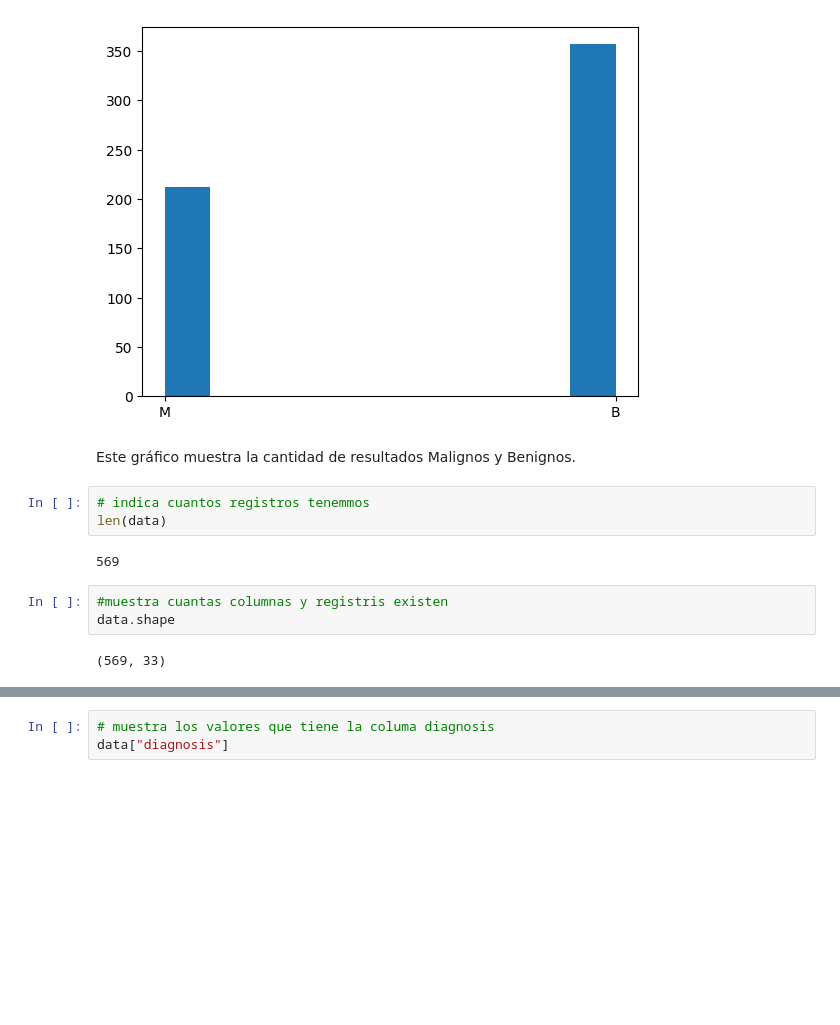
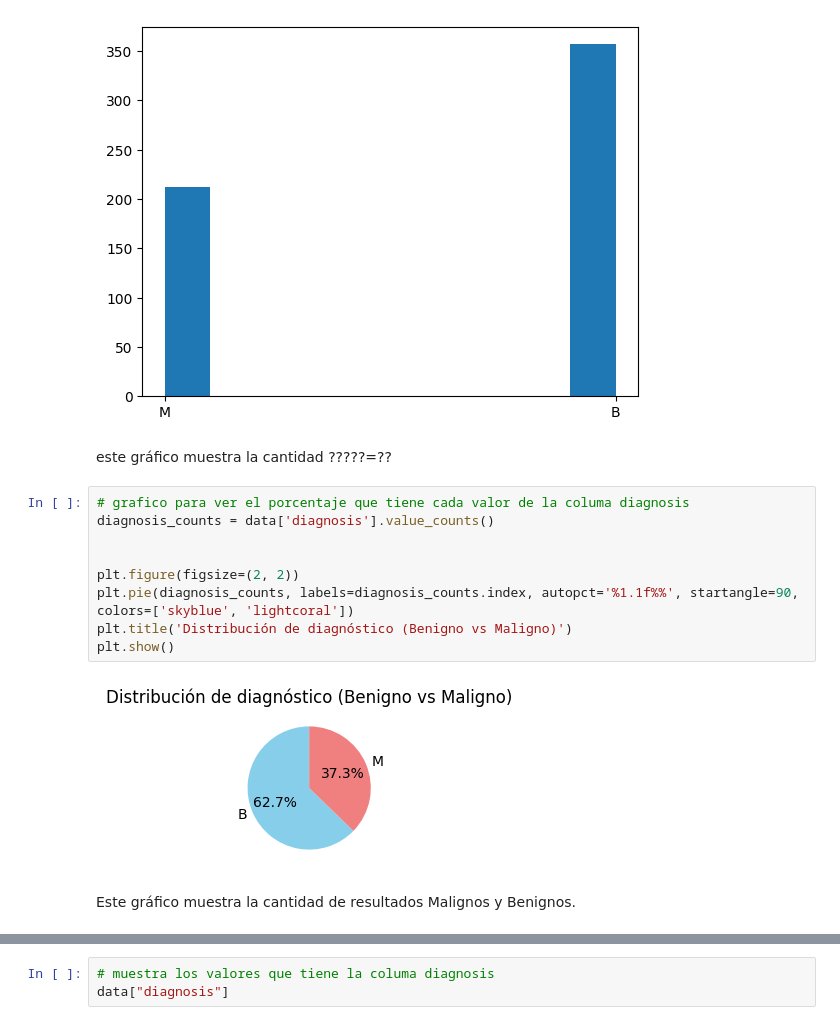
Before and after one commit to Mcps40/Dunder, a Jupyter notebook: data_Cancer.ipynb, the cells around one changed output, grey strips where cells are left out. Drawn from its saved outputs; the diff is of its cells as text; blank space fills up the shorter version.

```diff
--- a/data_Cancer.ipynb
+++ b/data_Cancer.ipynb
@@ -132,15 +155,18 @@ plt.hist(data.diagnosis)
 plt.show()
 # %% [output]
 [figure]
+# %% [markdown]
+este gráfico muestra la cantidad ?????=??
+# %%
+# grafico para ver el porcentaje que tiene cada valor de la columa diagnosis
+diagnosis_counts = data['diagnosis'].value_counts()
+
+
+plt.figure(figsize=(2, 2))
+plt.pie(diagnosis_counts, labels=diagnosis_counts.index, autopct='%1.1f%%', startangle=90, colors=['skyblue', 'lightcoral'])
+plt.title('Distribución de diagnóstico (Benigno vs Maligno)')
+plt.show()
+# %% [output]
+[figure, added]
 # %% [markdown]
 Este gráfico muestra la cantidad de resultados Malignos y Benignos.
-# %%
-# indica cuantos registros tenemmos
-len(data)
-# %% [output]
-569
-# %%
-#muestra cuantas columnas y registris existen
-data.shape
-# %% [output]
-(569, 33)
```
Also changed, not shown: parts of 5 cells of this notebook.
